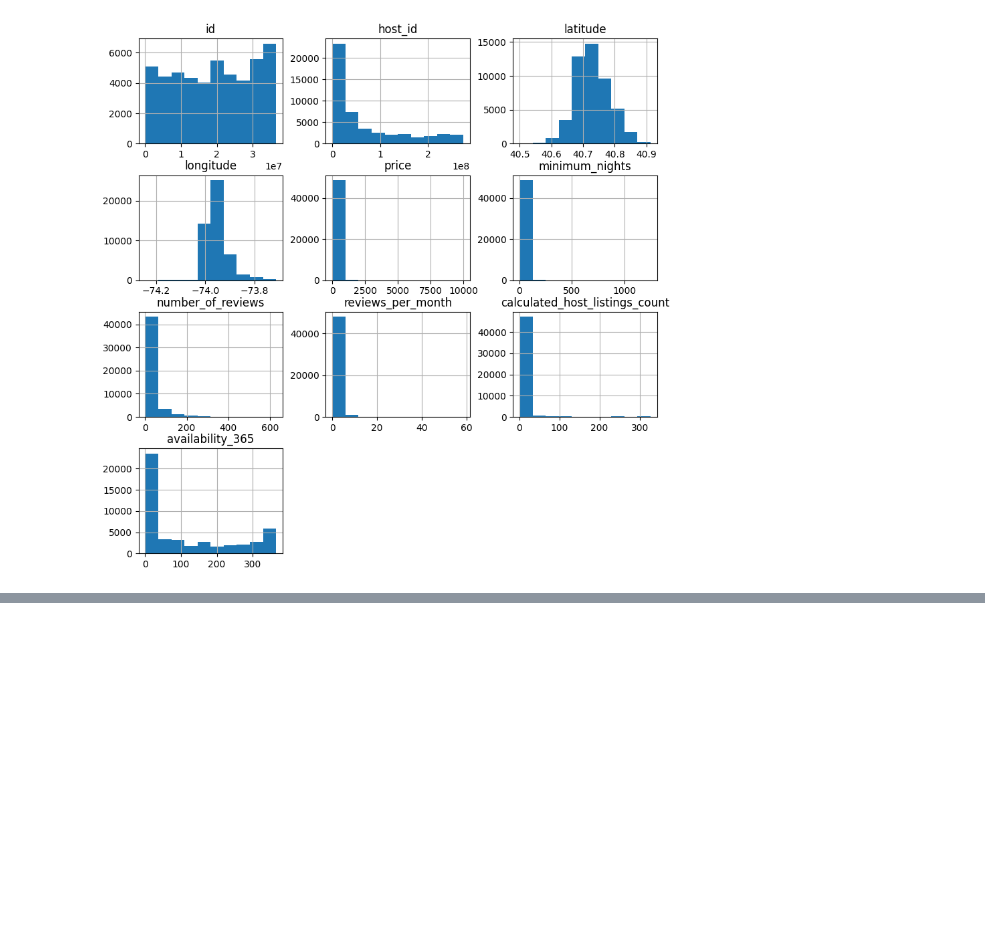
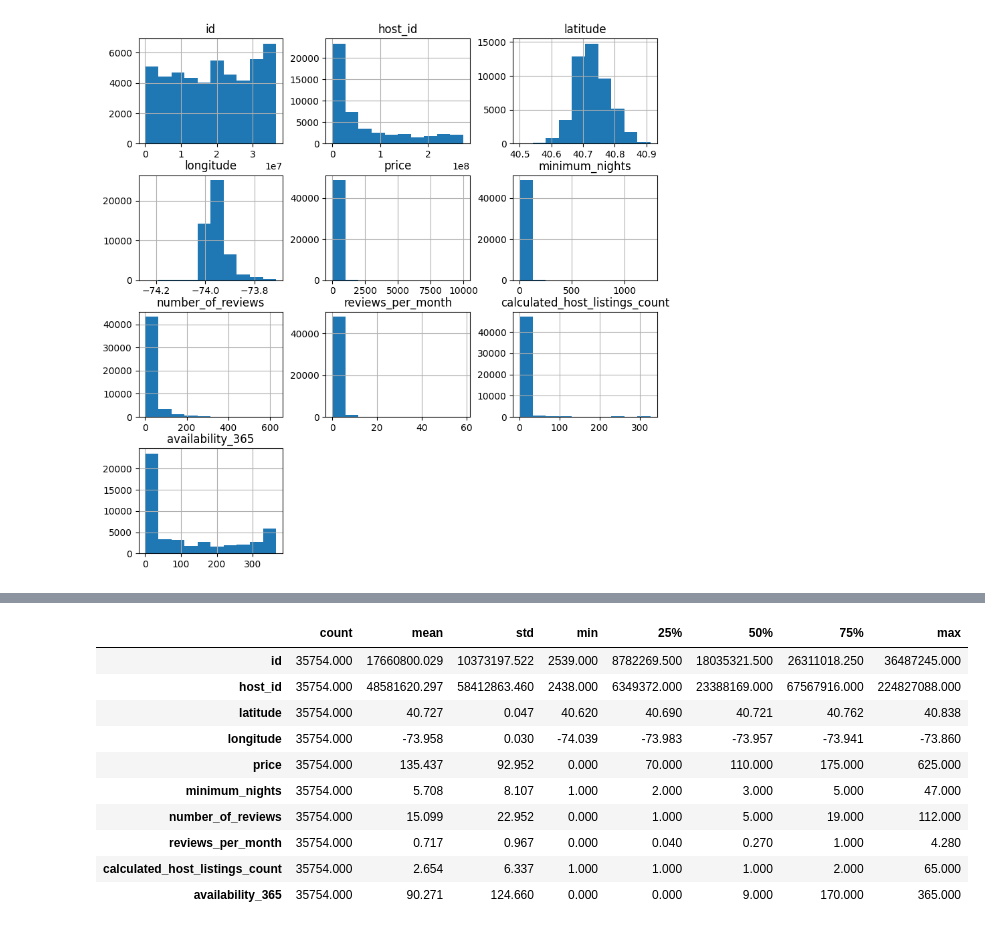
Before and after one commit to AlessandroSignoretto/Programming_project, a Jupyter notebook: Programming_project_pc.ipynb, the cells around one changed output, grey strips where cells are left out. Saved outputs shown, nothing was run; the diff lists cells and outputs as text; code cells hidden in the pictures; blank space fills up the shorter version.

```diff
--- a/Programming_project_pc.ipynb
+++ b/Programming_project_pc.ipynb
@@ -139,0 +220,14 @@ array([[<AxesSubplot: title={'center': 'id'}>,
+# %%
+NY_dataset_wo.describe().T
+# %% [output]
+|  | count | mean | std | min | 25% | 50% | 75% | max |
+| id | 35754.000 | 17660800.029 | 10373197.522 | 2539.000 | 8782269.500 | 18035321.500 | 26311018.250 | 36487245.000 |
+| host_id | 35754.000 | 48581620.297 | 58412863.460 | 2438.000 | 6349372.000 | 23388169.000 | 67567916.000 | 224827088.000 |
+| latitude | 35754.000 | 40.727 | 0.047 | 40.620 | 40.690 | 40.721 | 40.762 | 40.838 |
+| longitude | 35754.000 | -73.958 | 0.030 | -74.039 | -73.983 | -73.957 | -73.941 | -73.860 |
+| price | 35754.000 | 135.437 | 92.952 | 0.000 | 70.000 | 110.000 | 175.000 | 625.000 |
+| minimum_nights | 35754.000 | 5.708 | 8.107 | 1.000 | 2.000 | 3.000 | 5.000 | 47.000 |
+| number_of_reviews | 35754.000 | 15.099 | 22.952 | 0.000 | 1.000 | 5.000 | 19.000 | 112.000 |
+| reviews_per_month | 35754.000 | 0.717 | 0.967 | 0.000 | 0.040 | 0.270 | 1.000 | 4.280 |
+| calculated_host_listings_count | 35754.000 | 2.654 | 6.337 | 1.000 | 1.000 | 1.000 | 2.000 | 65.000 |
+| availability_365 | 35754.000 | 90.271 | 124.660 | 0.000 | 0.000 | 9.000 | 170.000 | 365.000 |
```
Also changed, not shown: parts of 13 cells of this notebook.
